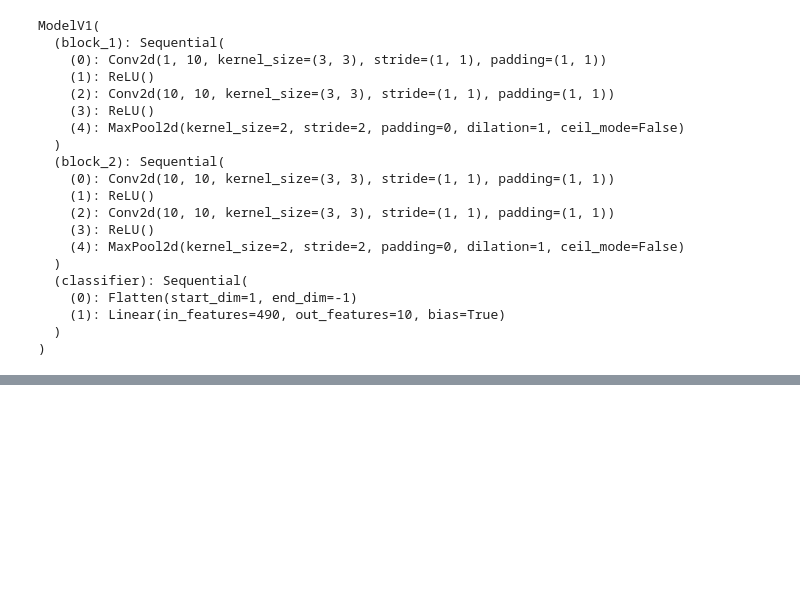
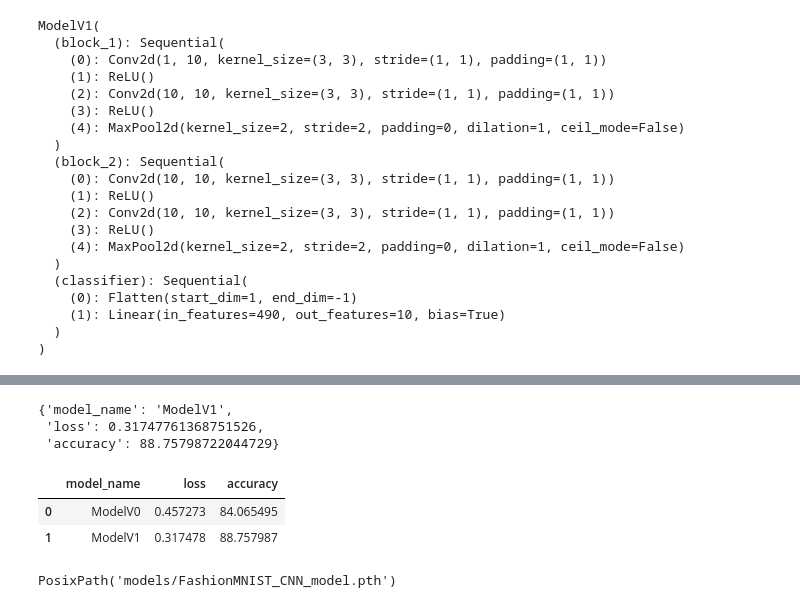
Before and after one commit to Parthivvarma2004/FashionMNIST_Computer_vision, a Jupyter notebook: FashionMNIST_Computer_vision.ipynb, the cells around one changed output, grey strips where cells are left out. Cells and saved outputs as stored; diff of their text form; code cells hidden in the pictures; blank space fills up the shorter version.

```diff
--- a/FashionMNIST_Computer_vision.ipynb
+++ b/FashionMNIST_Computer_vision.ipynb
@@ -393,0 +410,33 @@ It took 67.33453154900008 seconds to complete the process
+# %%
+model1_results = model_eval(model = model_1,
+               dataLoader = test_dataloader,
+               loss_fn = loss_function,
+               accuracy_fn = accuracy_fn,
+               device = device)
+model1_results
+# %% [output]
+{'model_name': 'ModelV1',
+ 'loss': 0.31747761368751526,
+ 'accuracy': 88.75798722044729}
+# %%
+results_comparison = pd.DataFrame([model0_results, model1_results])
+results_comparison
+# %% [output]
+|  | model_name | loss | accuracy |
+| 0 | ModelV0 | 0.457273 | 84.065495 |
+| 1 | ModelV1 | 0.317478 | 88.757987 |
+# %%
+#Saving the best model
+from pathlib import Path
+MODEL_PATH = Path("models")
+MODEL_PATH.mkdir(parents = True,
+                       exist_ok = True)
+
+MODEL_NAME = "FashionMNIST_CNN_model.pth"
+SAVE_PATH = MODEL_PATH/MODEL_NAME
+
+torch.save(obj = model_1.state_dict(),
+           f = SAVE_PATH)
+SAVE_PATH
+# %% [output]
+PosixPath('models/FashionMNIST_CNN_model.pth')
```
Also changed, not shown: parts of 11 cells of this notebook.
